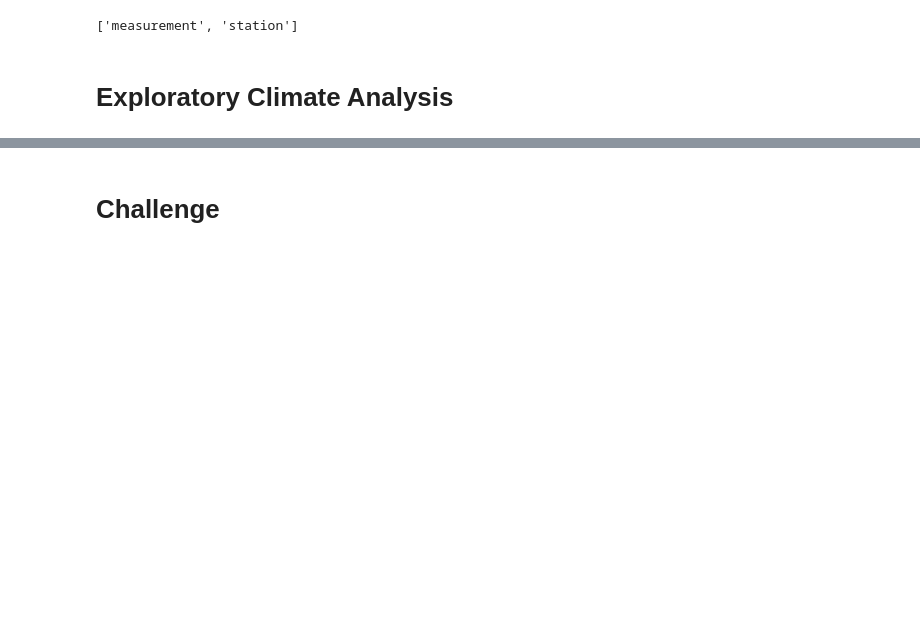
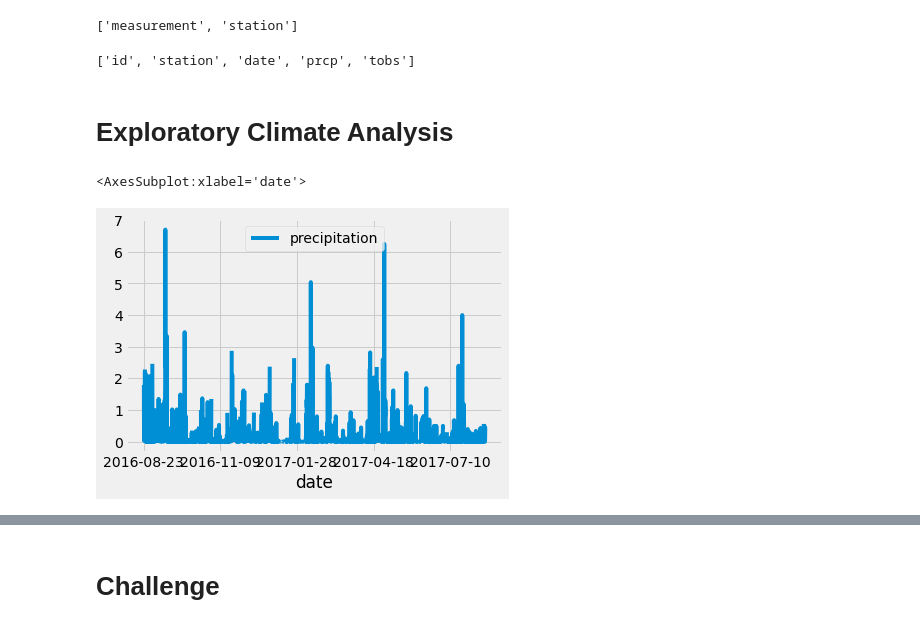
Before and after one commit to geboweniii/surfs_up, a Jupyter notebook: climate_analysis.ipynb, the cells around one changed output, grey strips where cells are left out. Saved outputs shown, nothing was run; the diff lists cells and outputs as text; code cells hidden in the pictures; blank space fills up the shorter version.

```diff
--- a/climate_analysis.ipynb
+++ b/climate_analysis.ipynb
@@ -36,20 +36,46 @@ Station = Base.classes.station
 # %%
 # Create our session (link) from Python to the DB
 session = Session(engine)
+# %%
+#*********************************************************
+# This code was captured from an independent search online
+#*********************************************************
+from sqlalchemy import inspect
+inst = inspect(Measurement)
+attr_names = [c_attr.key for c_attr in inst.mapper.column_attrs]
+print(attr_names)
+# %% [output]
+['id', 'station', 'date', 'prcp', 'tobs']
 # %% [markdown]
 # Exploratory Climate Analysis
 # %%
 # Design a query to retrieve the last 12 months of precipitation data and plot the results.
 #Starting from the last data point in the database.
+prev_year = dt.date(2017, 8, 23)
 
 # Calculate the date one year from the last date in data set.
+prev_year = dt.date(2017, 8, 23) - dt.timedelta(days=365)
 
 # Perform a query to retrieve the data and precipitation scores
+results = []
+#results = session.query(Measurement.date, Measurement.prcp)
+#results = session.query(Measurement.date, Measurement.prcp).filter(Measurement.date >= prev_year)
+results = session.query(Measurement.date, Measurement.prcp).filter(Measurement.date >= prev_year).all()
+#print(results)
 
 # Save the query results as a Pandas DataFrame and set the index to the date column
+df = pd.DataFrame(results, columns=['date','precipitation'])
 
 # Sort the dataframe by date
+df.set_index(df['date'], inplace=True)
+#print(df)
+df = df.sort_index()
+#print(df.to_string(index=False))
 
 # Use Pandas Plotting with Matplotlib to plot the data
+df.plot()
+# %% [output]
+<AxesSubplot:xlabel='date'>
+[figure, added]
 # %%
 # Use Pandas to calcualte the summary statistics for the precipitation data
```
Also changed, not shown: parts of 5 cells of this notebook.
